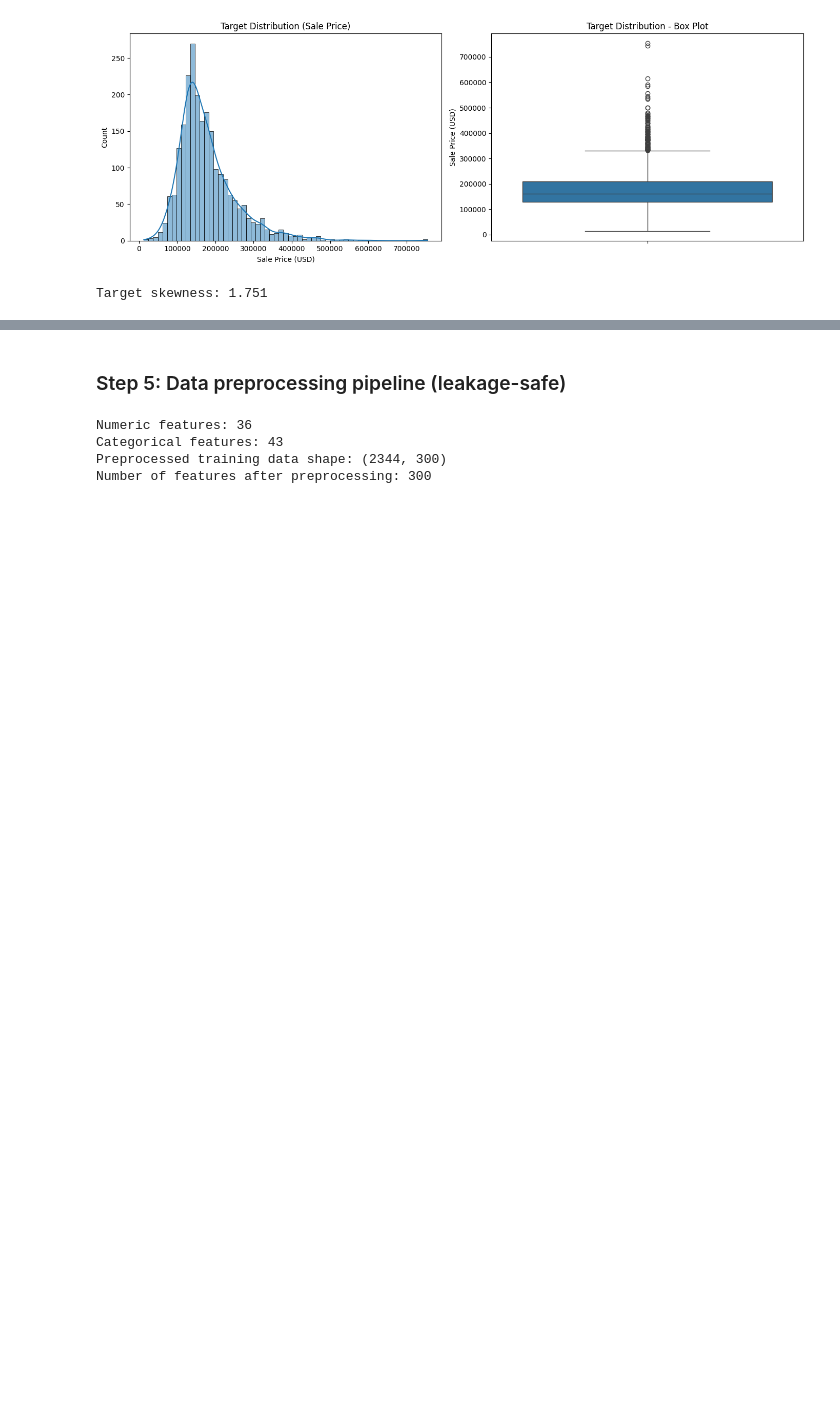
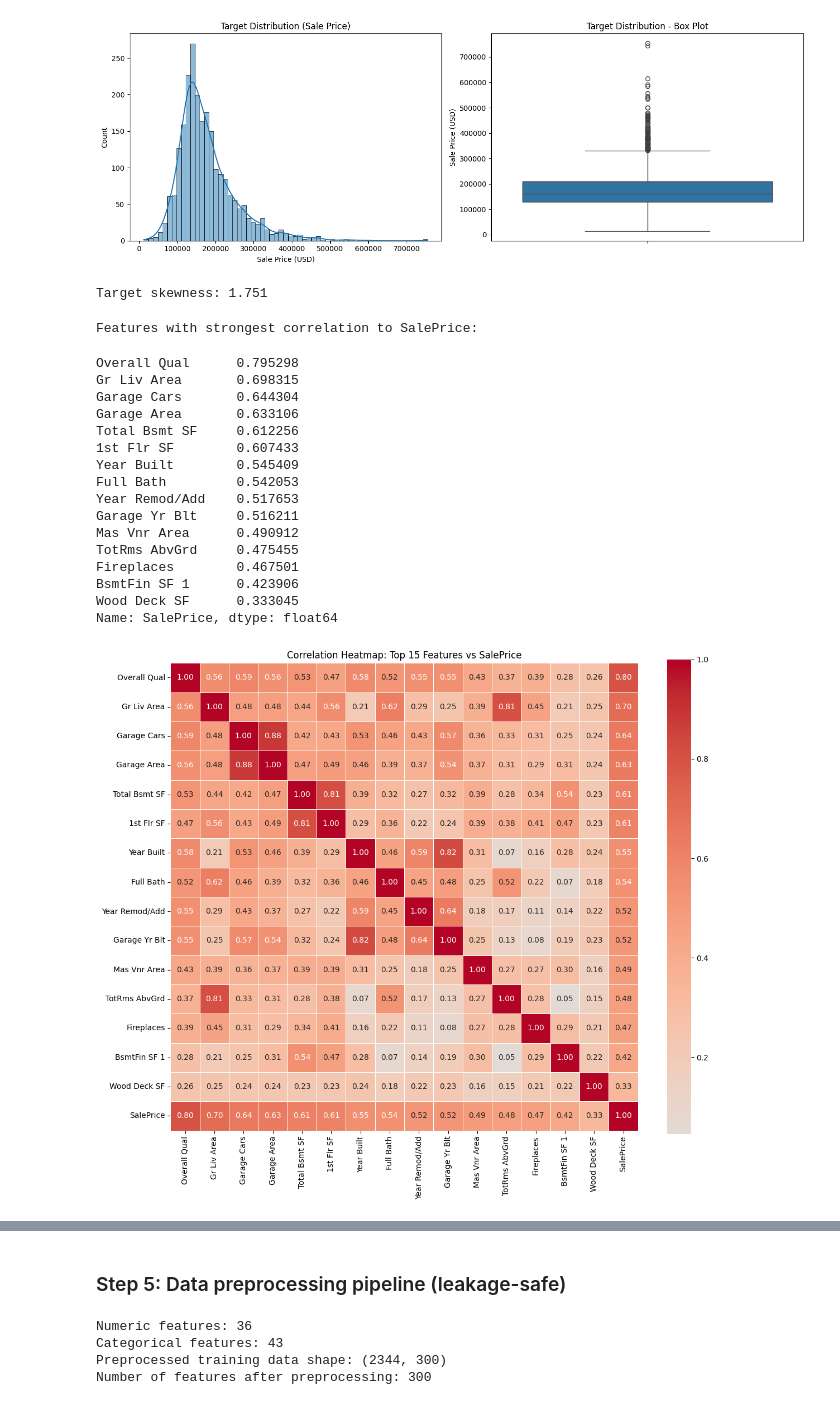
Before and after one commit to Raunak-23/Predictive_Analytics, a Jupyter notebook: House_price_pred/ames_housing.ipynb, the cells around one changed output, grey strips where cells are left out. Cells and saved outputs as stored; diff of their text form; code cells hidden in the pictures; blank space fills up the shorter version.

```diff
--- a/House_price_pred/ames_housing.ipynb
+++ b/House_price_pred/ames_housing.ipynb
@@ -163,3 +163,60 @@ Training set shape: (2344, 79)
 Test set shape: (586, 79)
 [figure]
 Target skewness: 1.751
+# %%
+# Correlation heatmap for numeric features
+# Select numeric columns from the training data
+numeric_cols = train_df.select_dtypes(include=[np.number]).columns.tolist()
+
+# Compute correlation matrix
+corr_matrix = train_df[numeric_cols].corr()
+
+# Filter to show only features with correlation > 0.1 with target (for readability)
+target_corr = corr_matrix[target].drop(target).sort_values(ascending=False)
+print("Features with strongest correlation to SalePrice:")
+display(target_corr.head(15))
+
+# Heatmap of top correlated features (including target)
+top_features = target_corr.head(15).index.tolist() + [target]
+plt.figure(figsize=(12, 10))
+sns.heatmap(train_df[top_features].corr(),
+            annot=True,
+            fmt='.2f',
+            cmap='coolwarm',
+            center=0,
+            square=True,
+            linewidths=0.5)
+plt.title('Correlation Heatmap: Top 15 Features vs SalePrice')
+plt.tight_layout()
+plt.show()
+
+# Full correlation heatmap (may be large)
+plt.figure(figsize=(20, 18))
+sns.heatmap(corr_matrix,
+            annot=False,
+            cmap='coolwarm',
+            center=0,
+            square=True,
+            linewidths=0.5)
+plt.title('Full Correlation Heatmap (All Numeric Features)')
+plt.tight_layout()
+plt.show()
+# %% [output]
+Features with strongest correlation to SalePrice:
+Overall Qual      0.795298
+Gr Liv Area       0.698315
+Garage Cars       0.644304
+Garage Area       0.633106
+Total Bsmt SF     0.612256
+1st Flr SF        0.607433
+Year Built        0.545409
+Full Bath         0.542053
+Year Remod/Add    0.517653
+Garage Yr Blt     0.516211
+Mas Vnr Area      0.490912
+TotRms AbvGrd     0.475455
+Fireplaces        0.467501
+BsmtFin SF 1      0.423906
+Wood Deck SF      0.333045
+Name: SalePrice, dtype: float64
+[figure, added]
```
Also changed, not shown: parts of 1 cell of this notebook.
